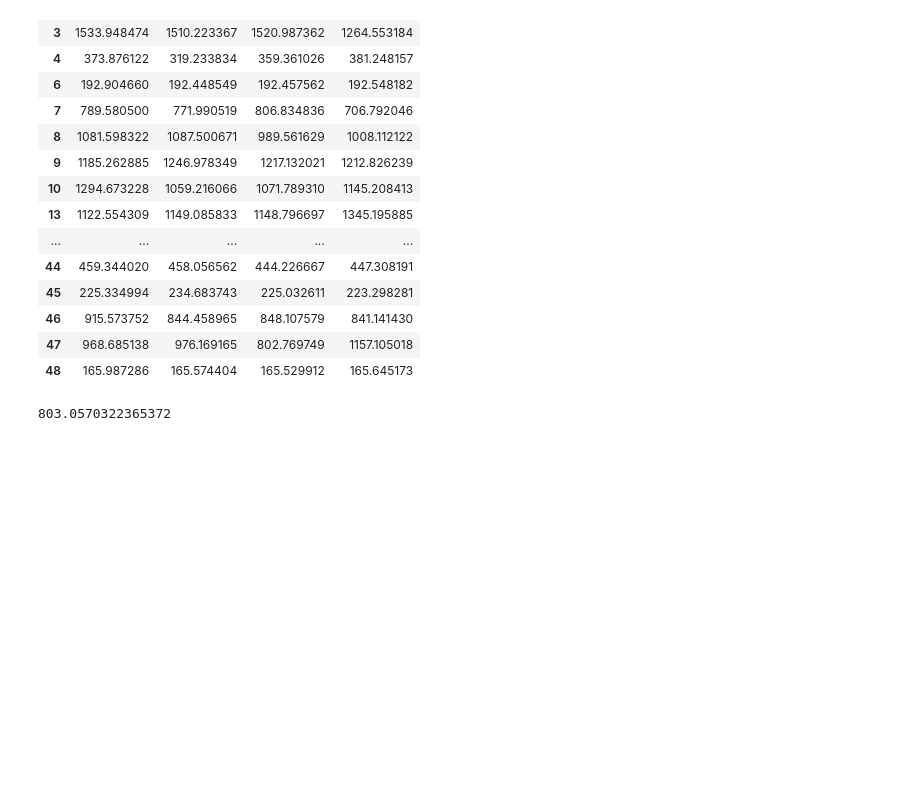
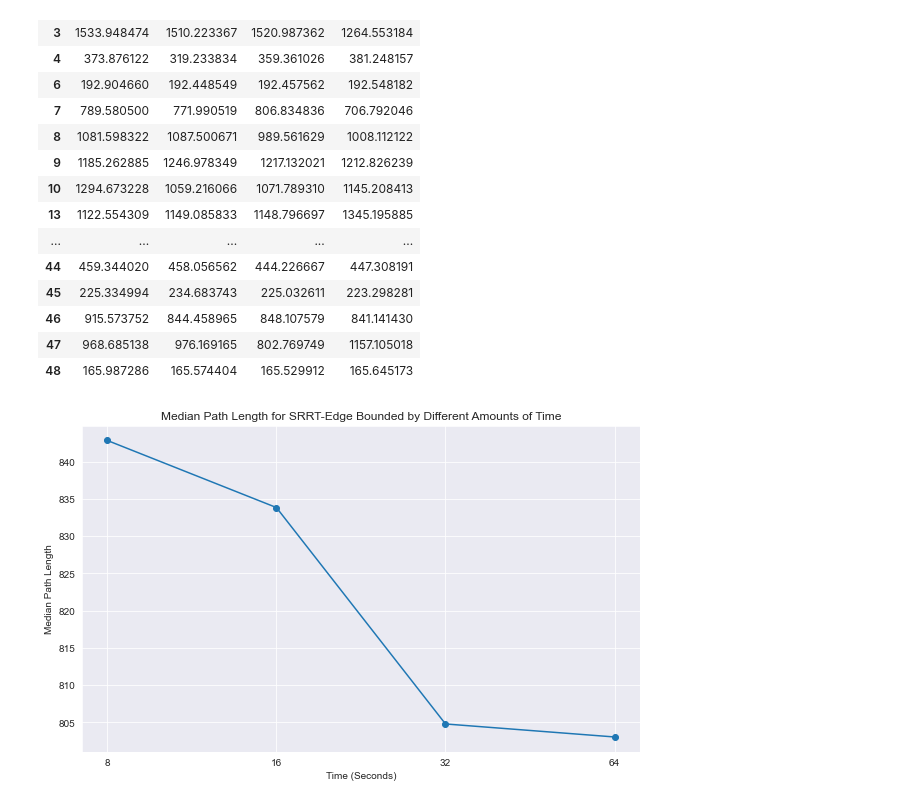
Before and after one commit to cameronstackhouse/PathPlanning, a Jupyter notebook: src/Evaluation/static-2d/different-times/analysis.ipynb, the cells around one changed output. Drawn from its saved outputs; the diff is of its cells as text; code cells hidden in the pictures; blank space fills up the shorter version.

Commit message:
Fix dynamic plotting

```diff
--- a/src/Evaluation/static-2d/different-times/analysis.ipynb
+++ b/src/Evaluation/static-2d/different-times/analysis.ipynb
@@ -73,7 +73,21 @@ filtered_df
 | 46 | 915.573752 | 844.458965 | 848.107579 | 841.141430 |
 | 47 | 968.685138 | 976.169165 | 802.769749 | 1157.105018 |
 | 48 | 165.987286 | 165.574404 | 165.529912 | 165.645173 |
-# %%
-filtered_df["32"].median()
-# %% [output]
-803.0570322365372
+# %%
+med8 = filtered_df["8"].median()
+med16 = filtered_df["16"].median()
+med32 = filtered_df["32"].median()
+med64 = filtered_df["64"].median()
+# %%
+medians = [med8, med16, med32, med64]
+labels = ["8", "16", "32", "64"]
+
+plt.figure(figsize=(10, 6))
+plt.plot(labels, medians, marker='o')
+plt.xlabel('Time (Seconds)')
+plt.ylabel('Median Path Length')
+plt.title('Median Path Length for SRRT-Edge Bounded by Different Amounts of Time')
+plt.grid(True)
+plt.show()
+# %% [output]
+[figure, added]
```
Also changed, not shown: 12 other files.
